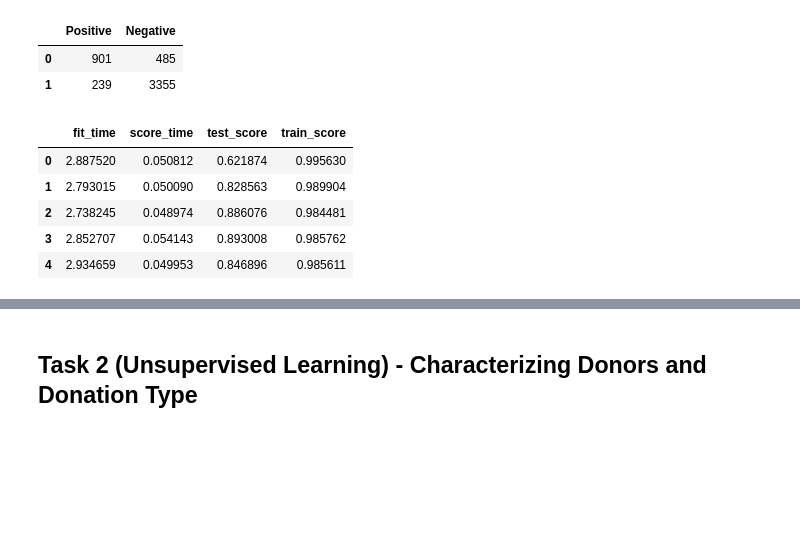
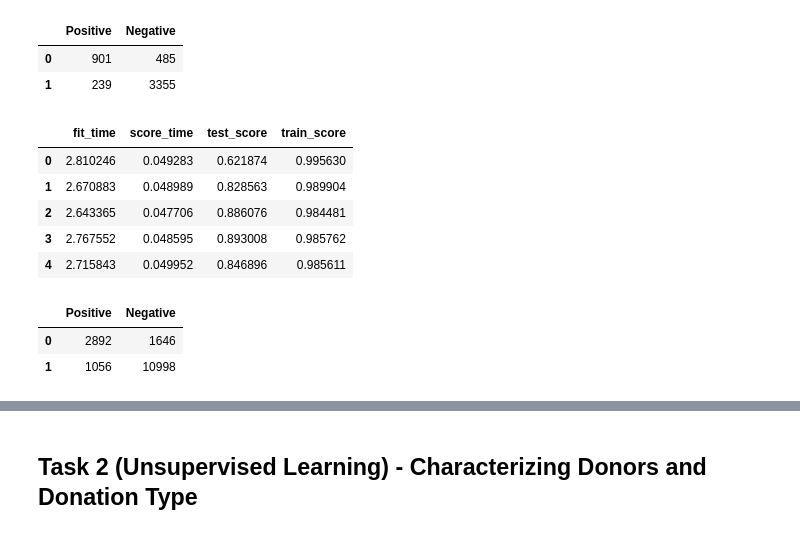
Before and after one commit to F-Madruga/Donation_Dataset_Predictions_FCUL, a Jupyter notebook: AA_202021_Project.ipynb, the cells around one changed output, grey strips where cells are left out. Saved outputs shown, nothing was run; the diff lists cells and outputs as text; code cells hidden in the pictures; blank space fills up the shorter version.

```diff
--- a/AA_202021_Project.ipynb
+++ b/AA_202021_Project.ipynb
@@ -569,12 +619,12 @@ donor_X, donor_y = sme.fit_resample(donor_X, donor_y)
 # %%
 clf = RandomForestClassifier(criterion='gini', max_depth=15, random_state=42)
 clf_results = cross_validate(clf, donor_X, donor_y, cv=5, return_train_score=True)
-clf_results = pd.DataFrame(clf_results)
-clf_results
+clf_res = pd.DataFrame(clf_results)
+clf_res
 # %% [output]
 |  | fit_time | score_time | test_score | train_score |
-| 0 | 2.887520 | 0.050812 | 0.621874 | 0.995630 |
-| 1 | 2.793015 | 0.050090 | 0.828563 | 0.989904 |
-| 2 | 2.738245 | 0.048974 | 0.886076 | 0.984481 |
-| 3 | 2.852707 | 0.054143 | 0.893008 | 0.985762 |
-| 4 | 2.934659 | 0.049953 | 0.846896 | 0.985611 |
+| 0 | 2.810246 | 0.049283 | 0.621874 | 0.995630 |
+| 1 | 2.670883 | 0.048989 | 0.828563 | 0.989904 |
+| 2 | 2.643365 | 0.047706 | 0.886076 | 0.984481 |
+| 3 | 2.767552 | 0.048595 | 0.893008 | 0.985762 |
+| 4 | 2.715843 | 0.049952 | 0.846896 | 0.985611 |
@@ -580,0 +636,6 @@ clf_results
+# %%
+pd.DataFrame(conf_mat, columns=['Positive', 'Negative'])
+# %% [output]
+|  | Positive | Negative |
+| 0 | 2892 | 1646 |
+| 1 | 1056 | 10998 |
```
Also changed, not shown: parts of 10 cells of this notebook.
